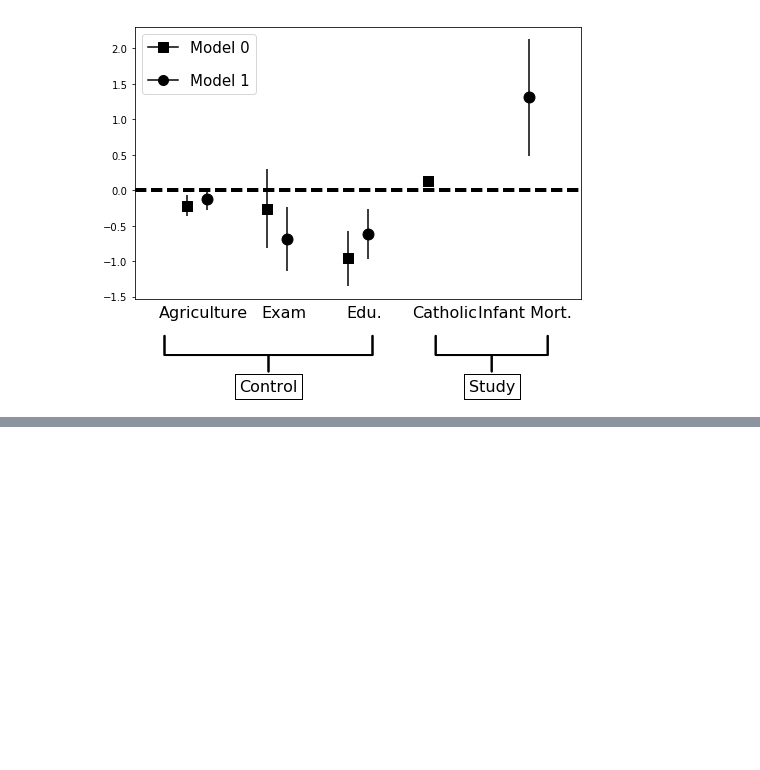
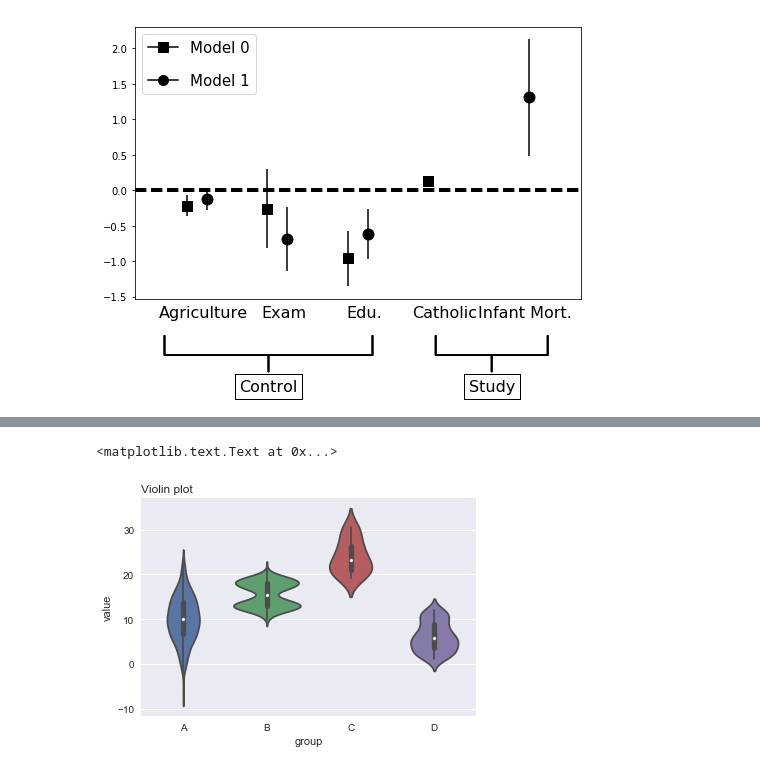
Before and after one commit to shionguha/cosc3570-introdatascience-fa18, a Jupyter notebook: nov13-15-demo.ipynb, the cells around one changed output, grey strips where cells are left out. Drawn from its saved outputs; the diff is of its cells as text; code cells hidden in the pictures; blank space fills up the shorter version.

```diff
--- a/nov13-15-demo.ipynb
+++ b/nov13-15-demo.ipynb
@@ -248,0 +280,7 @@ _ = ax.legend(handles=legend_elements, loc=2,
+# %%
+#correction: building violin plots
+sns.violinplot( x='group', y='value', data=df)
+plt.title("Violin plot", loc="left")
+# %% [output]
+<matplotlib.text.Text at 0x...>
+[figure, added]
```
Also changed, not shown: parts of 9 cells of this notebook.
